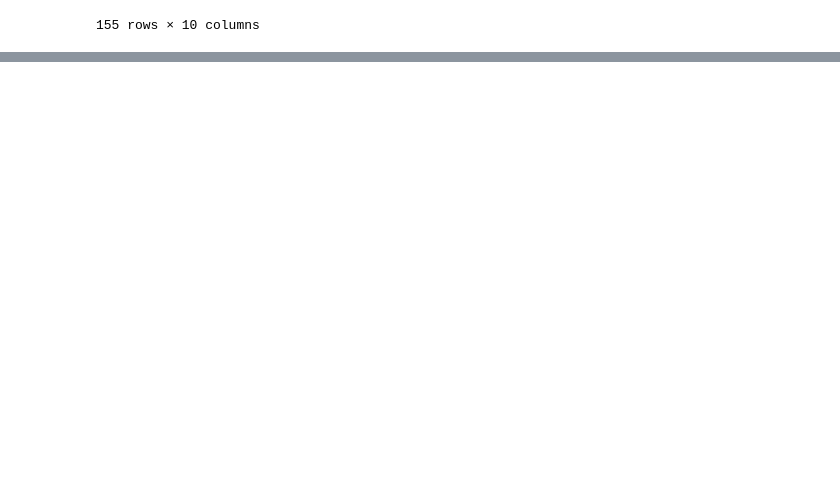
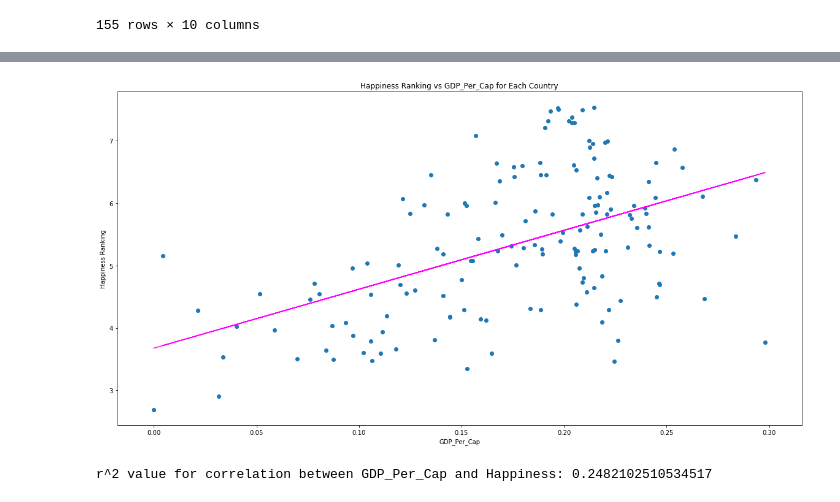
Before and after one commit to mdoxey06/mdoxey06.github.io, a Jupyter notebook: final.ipynb, the cells around one changed output, grey strips where cells are left out. Saved outputs shown, nothing was run; the diff lists cells and outputs as text; code cells hidden in the pictures; blank space fills up the shorter version.

```diff
--- a/final.ipynb
+++ b/final.ipynb
@@ -94,0 +120,5 @@ data.sort_values(by='Family', ascending=False).head(5)
+# %%
+getScatterPlotByColumn('GDP_Per_Cap')
+# %% [output]
+[figure, added]
+r^2 value for correlation between GDP_Per_Cap and Happiness: 0.2482102510534517
```
Also changed, not shown: parts of 7 cells of this notebook.
